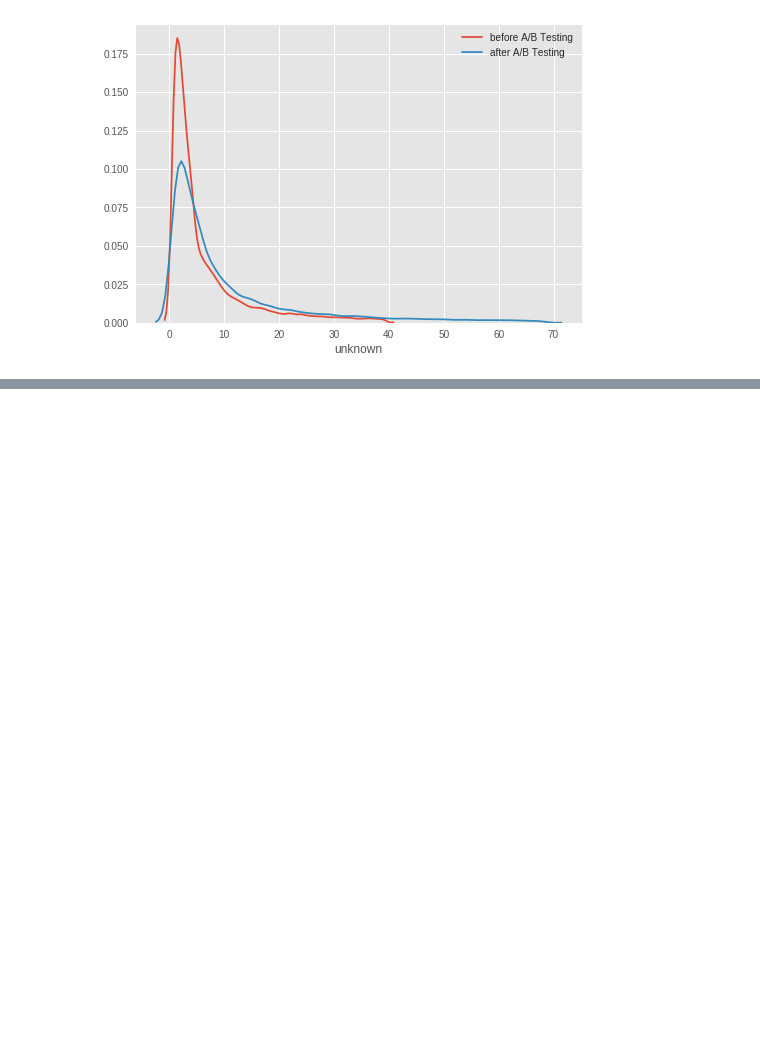
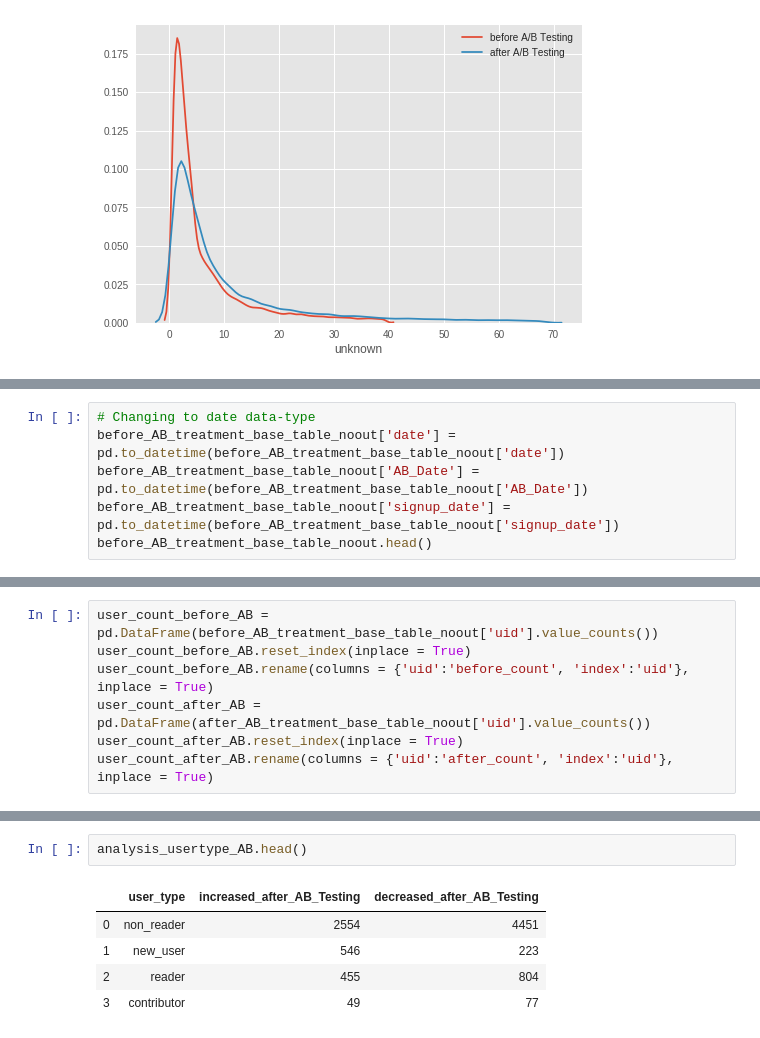
Before and after one commit to sagnikrana/Quora-Data-Challenge, a Jupyter notebook: QuoraDataScienceChallenge.ipynb, the cells around one changed output, grey strips where cells are left out. Drawn from its saved outputs; the diff is of its cells as text; blank space fills up the shorter version.

```diff
--- a/QuoraDataScienceChallenge.ipynb
+++ b/QuoraDataScienceChallenge.ipynb
@@ -471,0 +422,6 @@ build_dist(before_AB_treatment_base_table_noout[before_AB_treatment_base_table_n
+# %%
+# Changing to date data-type
+before_AB_treatment_base_table_noout['date'] = pd.to_datetime(before_AB_treatment_base_table_noout['date'])
+before_AB_treatment_base_table_noout['AB_Date'] = pd.to_datetime(before_AB_treatment_base_table_noout['AB_Date'])
+before_AB_treatment_base_table_noout['signup_date'] = pd.to_datetime(before_AB_treatment_base_table_noout['signup_date'])
+before_AB_treatment_base_table_noout.head()
@@ -471,0 +439,7 @@ build_dist(before_AB_treatment_base_table_noout[before_AB_treatment_base_table_n
+# %%
+user_count_before_AB = pd.DataFrame(before_AB_treatment_base_table_noout['uid'].value_counts())
+user_count_before_AB.reset_index(inplace = True)
+user_count_before_AB.rename(columns = {'uid':'before_count', 'index':'uid'}, inplace = True)
+user_count_after_AB = pd.DataFrame(after_AB_treatment_base_table_noout['uid'].value_counts())
+user_count_after_AB.reset_index(inplace = True)
+user_count_after_AB.rename(columns = {'uid':'after_count', 'index':'uid'}, inplace = True)
@@ -471,0 +491,8 @@ build_dist(before_AB_treatment_base_table_noout[before_AB_treatment_base_table_n
+# %%
+analysis_usertype_AB.head()
+# %% [output]
+|  | user_type | increased_after_AB_Testing | decreased_after_AB_Testing |
+| 0 | non_reader | 2554 | 4451 |
+| 1 | new_user | 546 | 223 |
+| 2 | reader | 455 | 804 |
+| 3 | contributor | 49 | 77 |
```
Also changed, not shown: parts of 10 cells of this notebook.
